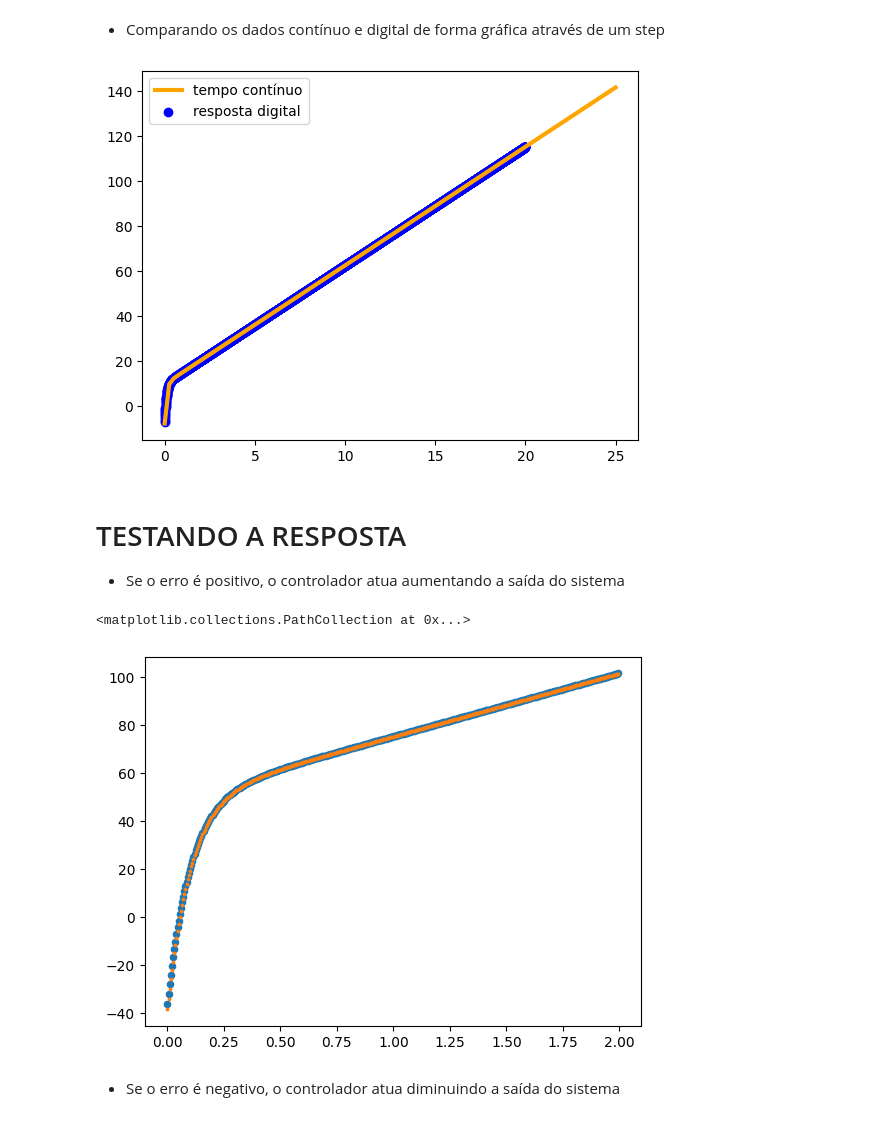
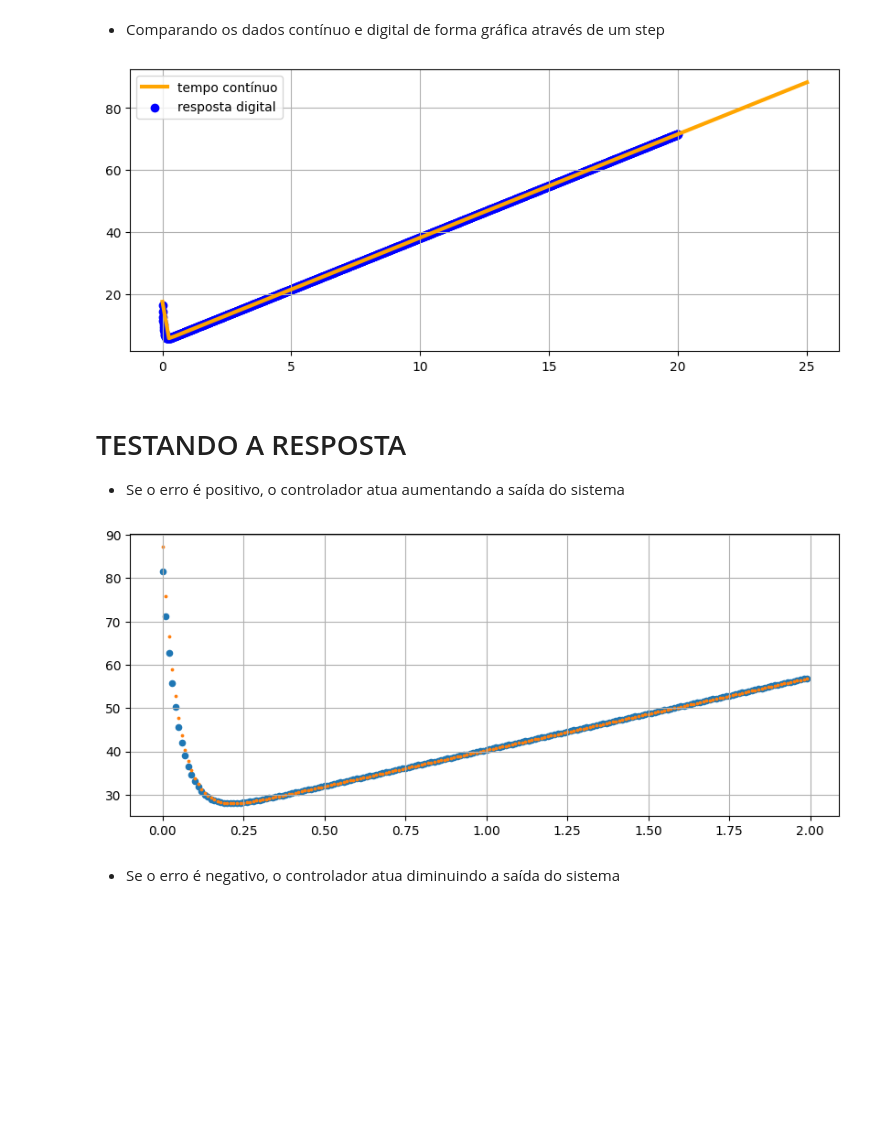
Before and after one commit to KlaussMarchi/PyTrole, a Jupyter notebook: Linear/DIGITAL/Analisys.ipynb, the cells around one changed output. Drawn from its saved outputs; the diff is of its cells as text; code cells hidden in the pictures; blank space fills up the shorter version.

```diff
--- a/Linear/DIGITAL/Analisys.ipynb
+++ b/Linear/DIGITAL/Analisys.ipynb
@@ -6,11 +6,12 @@ import control as ctl
 import numpy as np
 import pandas as pd
 # %%
-T = 0.005
+T = 0.01
 s = ctl.TransferFunction.s
 # %%
-G = 0.00651533410784146*(1.0*s - 0.709449128)/(0.284150193*s - 1.0)
-C = (-7.70806287657038*s**2 + 103.036398760451*s + 52.693310762696)/(s**2 + 10*s)
+G = 1/(s**2 + 2*s)
+C = (17.446*s**2 + 97.59*s + 66.90)/(s**2 + 20*s)
+
 
 G_feedback = ctl.feedback(G*C, 1)
 G_feedback
@@ -108,24 +119,28 @@ def computeController(inputValue, setpoint):
 # %% [markdown]
 - Comparando os dados contínuo e digital de forma gráfica através de um step
 # %%
+plt.figure(figsize=(10, 4))
+
 time, response = ctl.step_response(C)
 plt.plot(time, response, color='orange', linewidth=3, label='tempo contínuo')
 
 Y_n1 = Y_n2 = Y_n3 = 0
 X_n1 = X_n2 = X_n3 = 0
 
 time     = np.arange(0, 20, T)
 response = [computeController(1, 2) for i in time] # degrau (erro 1 é a entrada)
 plt.scatter(time, response, color='blue', label='resposta digital')
 
 plt.legend()
-plt.show()
+plt.grid()
 # %% [output]
-[figure, old version]
+[figure, new version]
 # %% [markdown]
 # TESTANDO A RESPOSTA
 - Se o erro é positivo, o controlador atua aumentando a saída do sistema
 # %%
+plt.figure(figsize=(10, 4))
+
 inputValue = 5
 setpoint   = 10
 
@@ -138,9 +153,9 @@ plt.scatter(time, response, s=20)
 
 time, response = ctl.forced_response(C, T=time, U=[setpoint - inputValue for i in time])
 plt.scatter(time, response, s=3)
+plt.grid()
 # %% [output]
-<matplotlib.collections.PathCollection at 0x...>
-[figure, old version]
+[figure, new version]
 # %% [markdown]
 - Se o erro é negativo, o controlador atua diminuindo a saída do sistema
 # %%
```
Also changed, not shown: parts of 10 cells of this notebook, 4 other files.
